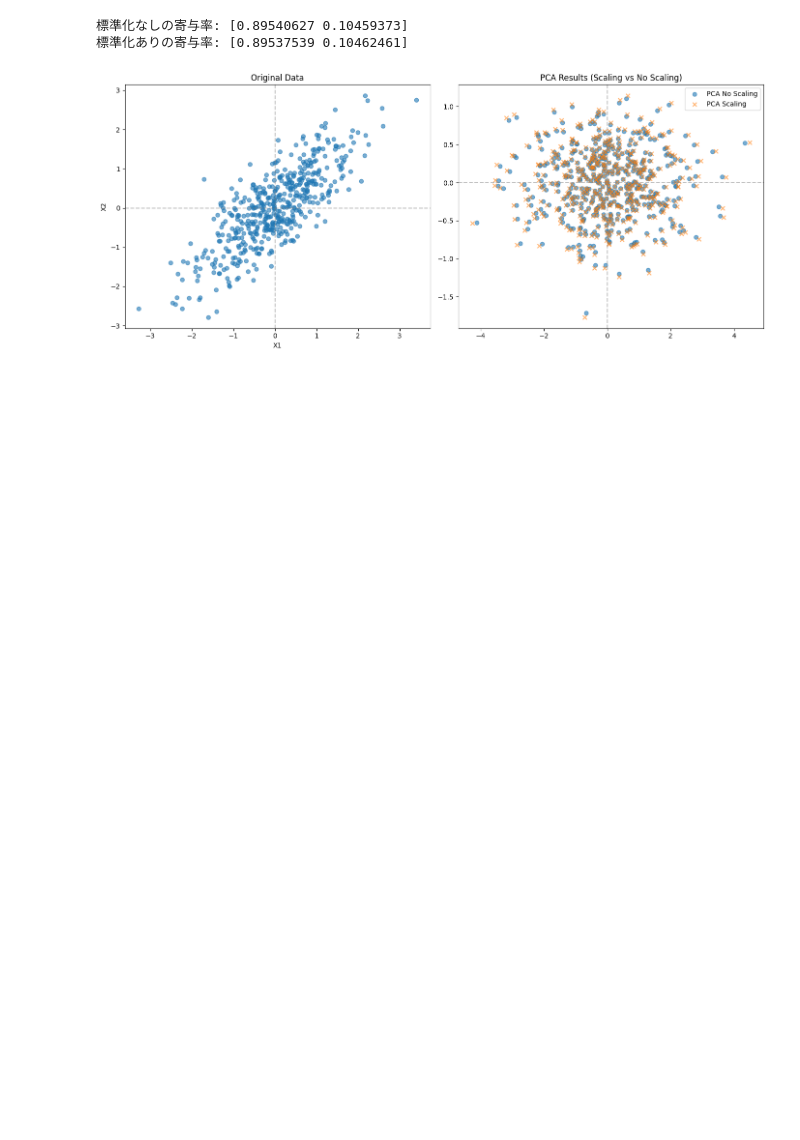
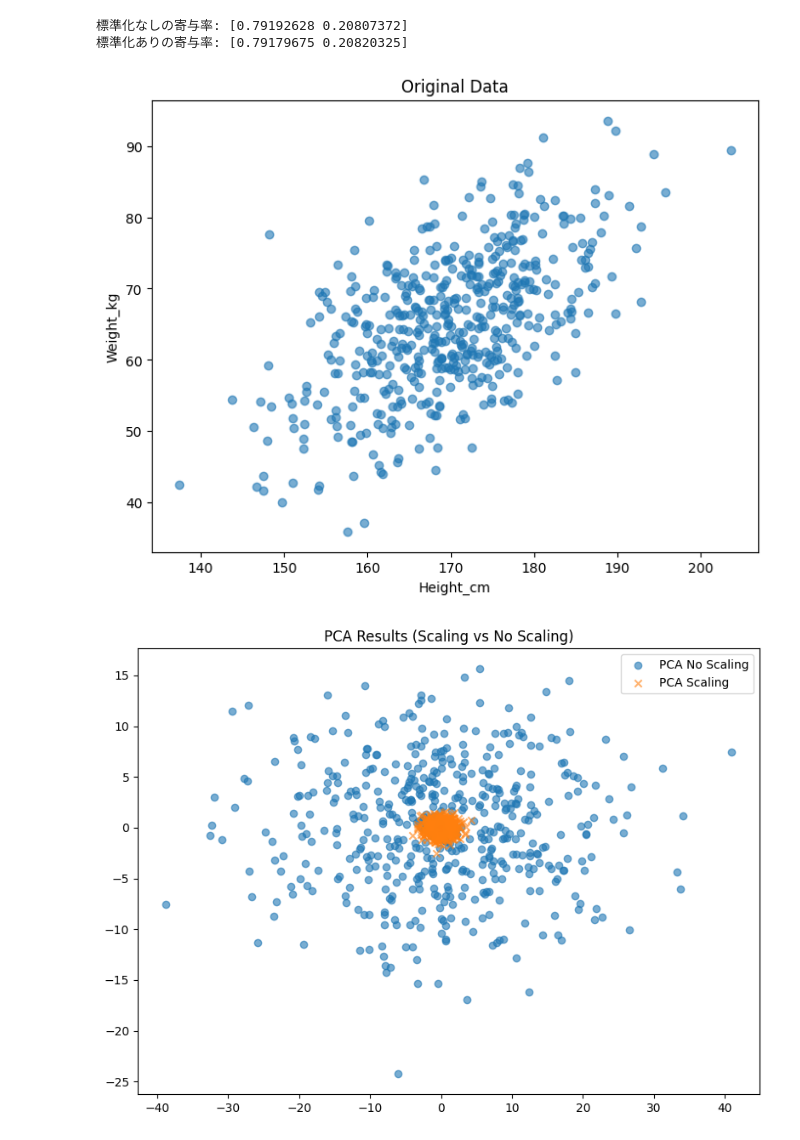
Before and after one commit to junya737/Standardize-PCA, a Jupyter notebook: main.ipynb, the cells around one changed output. Drawn from its saved outputs; the diff is of its cells as text; code cells hidden in the pictures; blank space fills up the shorter version.

```diff
--- a/main.ipynb
+++ b/main.ipynb
@@ -7,52 +7,52 @@ import matplotlib.pyplot as plt
 # %%
 
 # データ生成：相関係数0.8を持つ2次元データ
-mean = [0, 0]  # 平均
-cov = [[1, 0.8], [0.8, 1]]  # 共分散行列（相関0.8）
+mean = [170, 65]  # 平均値 [身長, 体重]
+cov = [[100, 60], [60, 100]]  # 共分散行列（相関係数0.8）
 np.random.seed(42)
-data = np.random.multivariate_normal(mean, cov, size=500)
-df = pd.DataFrame(data, columns=["X1", "X2"])
+height_weight_data = np.random.multivariate_normal(mean, cov, size=500)
+
+# データフレーム化
+df = pd.DataFrame(height_weight_data, columns=["Height_cm", "Weight_kg"])
+
 
 # PCA（標準化なし）
 pca_no_scaling = PCA()
 pca_no_scaling_result = pca_no_scaling.fit_transform(df)
 
 # 標準化
 scaler = StandardScaler()
 data_scaled = scaler.fit_transform(df)
 
 # PCA（標準化あり）
 pca_scaling = PCA()
 pca_scaling_result = pca_scaling.fit_transform(data_scaled)
 
 # 主成分の寄与率比較
 print("標準化なしの寄与率:", pca_no_scaling.explained_variance_ratio_)
 print("標準化ありの寄与率:", pca_scaling.explained_variance_ratio_)
 
 # 可視化
-plt.figure(figsize=(14, 6))
+plt.figure(figsize=(8, 6))
 
 # オリジナルデータ
-plt.subplot(1, 2, 1)
-plt.scatter(df["X1"], df["X2"], alpha=0.6, label="Original Data")
+plt.scatter(df["Height_cm"], df["Weight_kg"], alpha=0.6, label="Original Data")
 plt.title("Original Data")
-plt.xlabel("X1")
-plt.ylabel("X2")
-plt.axhline(0, color="gray", linestyle="--", alpha=0.5)
-plt.axvline(0, color="gray", linestyle="--", alpha=0.5)
+plt.xlabel("Height_cm")
+plt.ylabel("Weight_kg")
+
 
 # PCA後のデータ
-plt.subplot(1, 2, 2)
+plt.figure(figsize=(8, 6))
 plt.scatter(pca_no_scaling_result[:, 0], pca_no_scaling_result[:, 1], alpha=0.6, label="PCA No Scaling")
 plt.scatter(pca_scaling_result[:, 0], pca_scaling_result[:, 1], alpha=0.6, label="PCA Scaling", marker="x")
 plt.title("PCA Results (Scaling vs No Scaling)")
-plt.axhline(0, color="gray", linestyle="--", alpha=0.5)
-plt.axvline(0, color="gray", linestyle="--", alpha=0.5)
 plt.legend()
 
 plt.tight_layout()
 plt.show()
 # %% [output]
-標準化なしの寄与率: [0.89540627 0.10459373]
-標準化ありの寄与率: [0.89537539 0.10462461]
+標準化なしの寄与率: [0.79192628 0.20807372]
+標準化ありの寄与率: [0.79179675 0.20820325]
-[figure, old version]
+[figure, new version]
+[figure, added]
```
Also changed, not shown: parts of 4 cells of this notebook.
